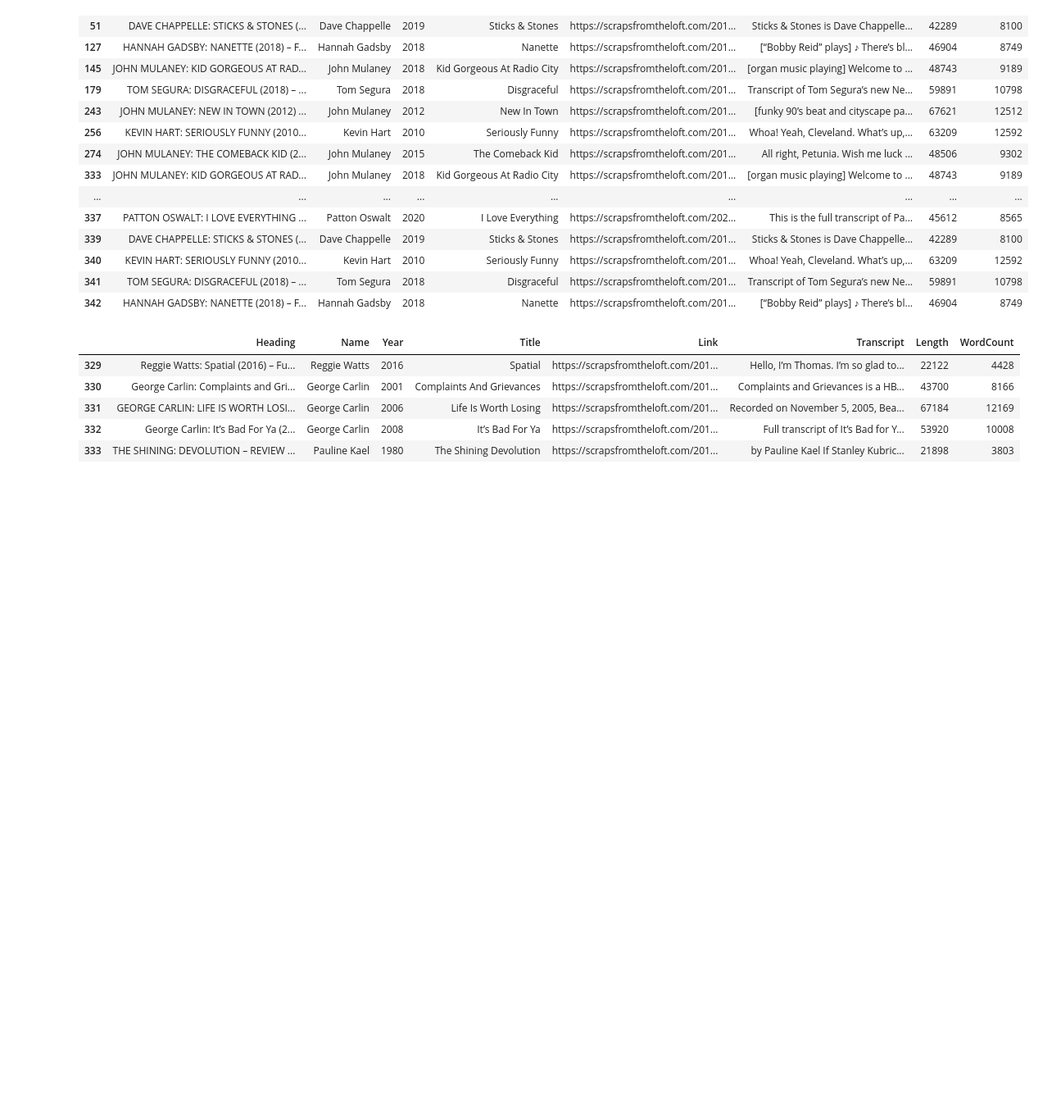
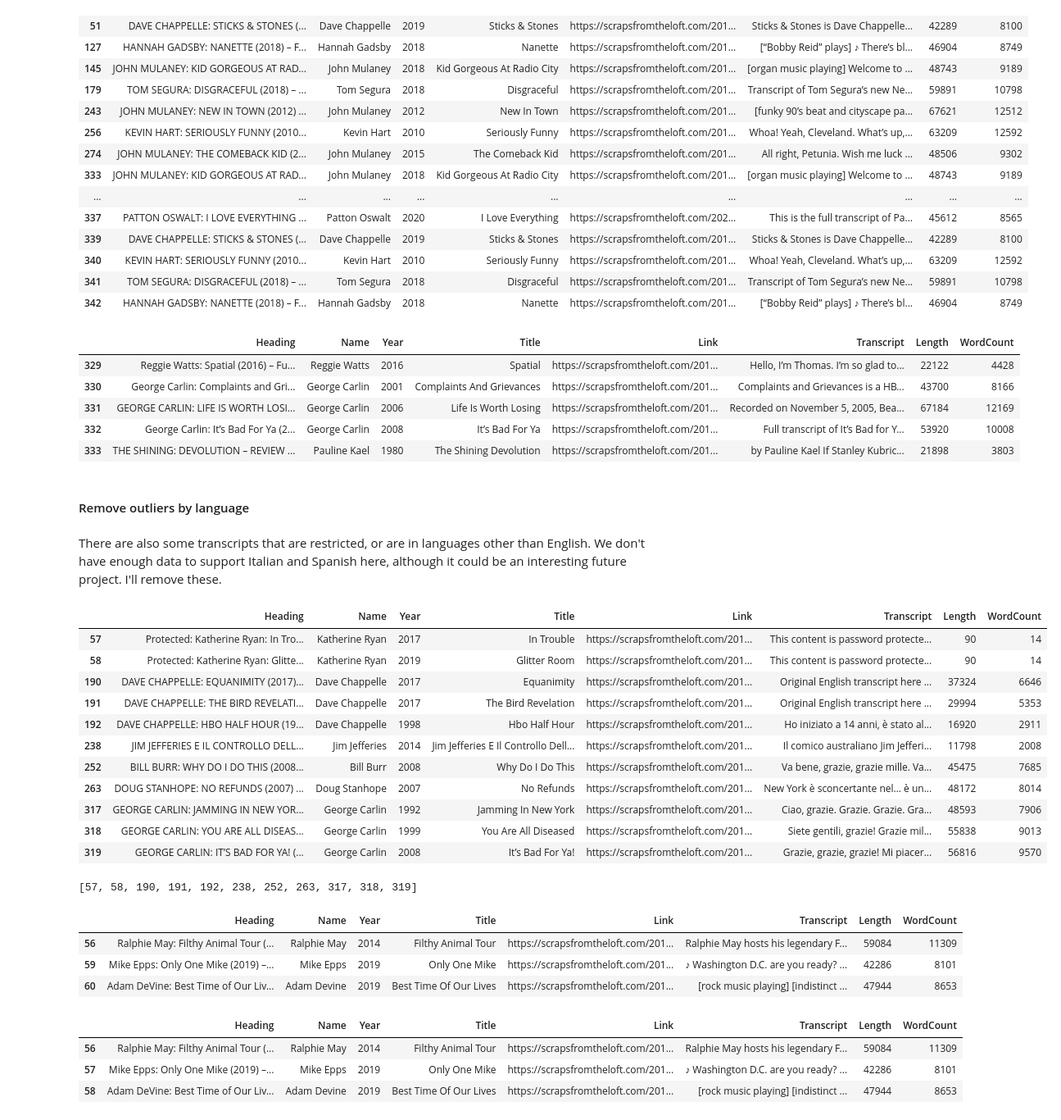
Before and after one commit to AndrewJamieson/Laughter_Detection_, a Jupyter notebook: 1_Dataframe.ipynb, the cells around one changed output. Shown at 82% size. Cells and saved outputs as stored; diff of their text form; code cells hidden in the pictures; blank space fills up the shorter version.

Commit message:
drop non English

```diff
--- a/1_Dataframe.ipynb
+++ b/1_Dataframe.ipynb
@@ -459,3 +459,24 @@ comedian_df.tail()
 | 331 | GEORGE CARLIN: LIFE IS WORTH LOSI... | George Carlin | 2006 | Life Is Worth Losing | https://scrapsfromtheloft.com/201... | Recorded on November 5, 2005, Bea... | 67184 | 12169 |
 | 332 | George Carlin: It’s Bad For Ya (2... | George Carlin | 2008 | It’s Bad For Ya | https://scrapsfromtheloft.com/201... | Full transcript of It’s Bad for Y... | 53920 | 10008 |
 | 333 | THE SHINING: DEVOLUTION – REVIEW ... | Pauline Kael | 1980 | The Shining Devolution | https://scrapsfromtheloft.com/201... | by Pauline Kael If Stanley Kubric... | 21898 | 3803 |
+# %% [markdown]
+#### Remove outliers by language
+# %% [markdown]
+There are also some transcripts that are restricted, or are in languages other than English. We don't have enough data to support Italian and Spanish here, although it could be an interesting future project. I'll remove these.
+# %%
+# Find outliers by searching for 'protected' and language identifiers
+outliers_bool = comedian_df['Heading'].str.contains('Protected|Transcripción|italia') | comedian_df['Link'].str.contains('e-il-controllo')
+comedian_df[outliers_bool]
+# %% [output]
+|  | Heading | Name | Year | Title | Link | Transcript | Length | WordCount |
+| 57 | Protected: Katherine Ryan: In Tro... | Katherine Ryan | 2017 | In Trouble | https://scrapsfromtheloft.com/201... | This content is password protecte... | 90 | 14 |
+| 58 | Protected: Katherine Ryan: Glitte... | Katherine Ryan | 2019 | Glitter Room | https://scrapsfromtheloft.com/201... | This content is password protecte... | 90 | 14 |
+| 190 | DAVE CHAPPELLE: EQUANIMITY (2017)... | Dave Chappelle | 2017 | Equanimity | https://scrapsfromtheloft.com/201... | Original English transcript here ... | 37324 | 6646 |
+| 191 | DAVE CHAPPELLE: THE BIRD REVELATI... | Dave Chappelle | 2017 | The Bird Revelation | https://scrapsfromtheloft.com/201... | Original English transcript here ... | 29994 | 5353 |
+| 192 | DAVE CHAPPELLE: HBO HALF HOUR (19... | Dave Chappelle | 1998 | Hbo Half Hour | https://scrapsfromtheloft.com/201... | Ho iniziato a 14 anni, è stato al... | 16920 | 2911 |
+| 238 | JIM JEFFERIES E IL CONTROLLO DELL... | Jim Jefferies | 2014 | Jim Jefferies E Il Controllo Dell... | https://scrapsfromtheloft.com/201... | Il comico australiano Jim Jefferi... | 11798 | 2008 |
+| 252 | BILL BURR: WHY DO I DO THIS (2008... | Bill Burr | 2008 | Why Do I Do This | https://scrapsfromtheloft.com/201... | Va bene, grazie, grazie mille. Va... | 45475 | 7685 |
+| 263 | DOUG STANHOPE: NO REFUNDS (2007) ... | Doug Stanhope | 2007 | No Refunds | https://scrapsfromtheloft.com/201... | New York è sconcertante nel… è un... | 48172 | 8014 |
+| 317 | GEORGE CARLIN: JAMMING IN NEW YOR... | George Carlin | 1992 | Jamming In New York | https://scrapsfromtheloft.com/201... | Ciao, grazie. Grazie. Grazie. Gra... | 48593 | 7906 |
+| 318 | GEORGE CARLIN: YOU ARE ALL DISEAS... | George Carlin | 1999 | You Are All Diseased | https://scrapsfromtheloft.com/201... | Siete gentili, grazie! Grazie mil... | 55838 | 9013 |
+| 319 | GEORGE CARLIN: IT’S BAD FOR YA! (... | George Carlin | 2008 | It’s Bad For Ya! | https://scrapsfromtheloft.com/201... | Grazie, grazie, grazie! Mi piacer... | 56816 | 9570 |
@@ -461,0 +486,4 @@ comedian_df.tail()
+# %%
+outlier_index
+# %% [output]
+[57, 58, 190, 191, 192, 238, 252, 263, 317, 318, 319]
@@ -461,0 +493,7 @@ comedian_df.tail()
+# %%
+comedian_df[56:59]
+# %% [output]
+|  | Heading | Name | Year | Title | Link | Transcript | Length | WordCount |
+| 56 | Ralphie May: Filthy Animal Tour (... | Ralphie May | 2014 | Filthy Animal Tour | https://scrapsfromtheloft.com/201... | Ralphie May hosts his legendary F... | 59084 | 11309 |
+| 59 | Mike Epps: Only One Mike (2019) –... | Mike Epps | 2019 | Only One Mike | https://scrapsfromtheloft.com/201... | ♪ Washington D.C. are you ready? ... | 42286 | 8101 |
+| 60 | Adam DeVine: Best Time of Our Liv... | Adam Devine | 2019 | Best Time Of Our Lives | https://scrapsfromtheloft.com/201... | [rock music playing] [indistinct ... | 47944 | 8653 |
@@ -461,0 +503,7 @@ comedian_df.tail()
+# %%
+comedian_df[56:59]
+# %% [output]
+|  | Heading | Name | Year | Title | Link | Transcript | Length | WordCount |
+| 56 | Ralphie May: Filthy Animal Tour (... | Ralphie May | 2014 | Filthy Animal Tour | https://scrapsfromtheloft.com/201... | Ralphie May hosts his legendary F... | 59084 | 11309 |
+| 57 | Mike Epps: Only One Mike (2019) –... | Mike Epps | 2019 | Only One Mike | https://scrapsfromtheloft.com/201... | ♪ Washington D.C. are you ready? ... | 42286 | 8101 |
+| 58 | Adam DeVine: Best Time of Our Liv... | Adam Devine | 2019 | Best Time Of Our Lives | https://scrapsfromtheloft.com/201... | [rock music playing] [indistinct ... | 47944 | 8653 |
```
Also changed, not shown: parts of 3 cells of this notebook.
